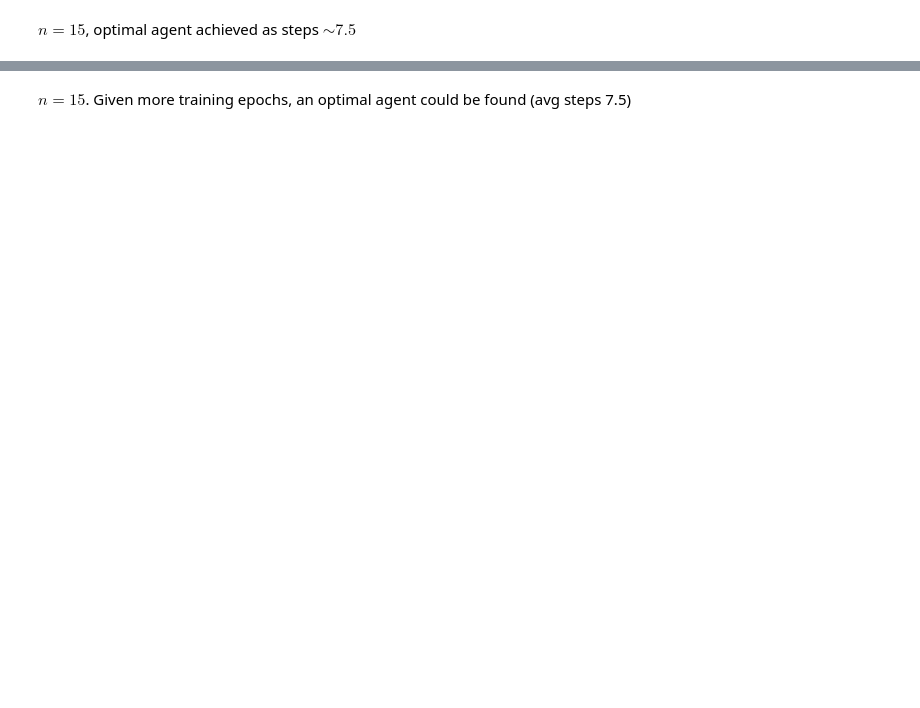
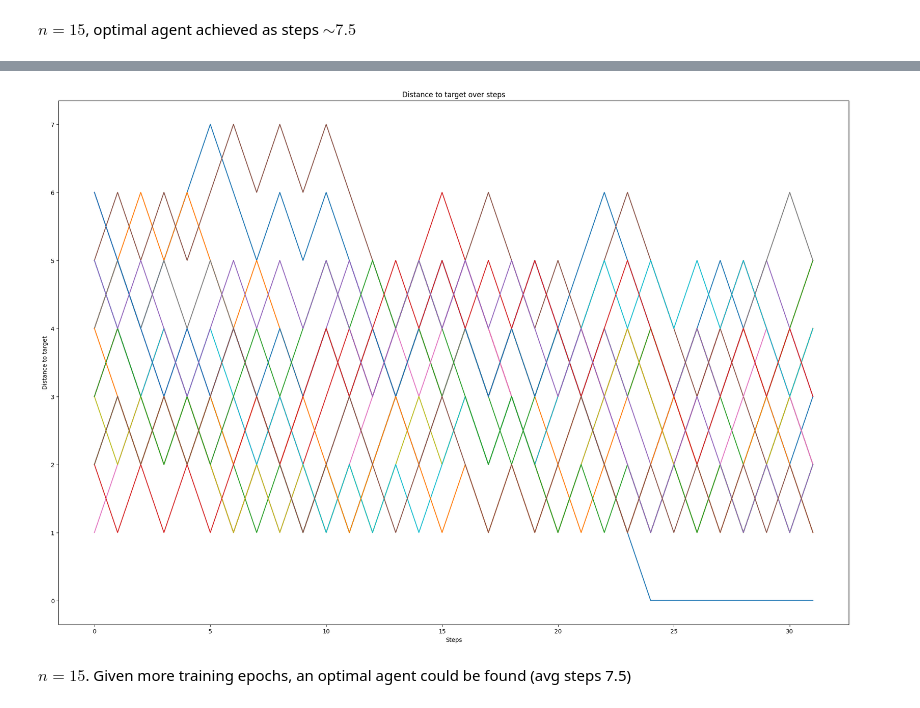
Before and after one commit to louis845/BitSeqRLToyProblem, a Jupyter notebook: bitflipping_dqn_her_implementation.ipynb, the cells around one changed output, grey strips where cells are left out. Saved outputs shown, nothing was run; the diff lists cells and outputs as text; code cells hidden in the pictures; blank space fills up the shorter version.

```diff
--- a/bitflipping_dqn_her_implementation.ipynb
+++ b/bitflipping_dqn_her_implementation.ipynb
@@ -204,0 +302,2 @@ Episode: 199/1000, Epsilon: 0.3669578217261671, Success rate: 0.00, Avg steps to
+# %%
+env, agent = train_DQN_HER_agent(9, device=device, num_goals=30)
@@ -205,3 +325,7 @@ Episode: 199/1000, Epsilon: 0.3669578217261671, Success rate: 0.00, Avg steps to
+# %%
+visualize_agent_trajectory(env, agent, 9, explore=True, explore_mode="logits_temperature", num_agents=16, goal=0, steps=2 * 16)
+# %% [output]
+[figure, added]
 # %% [markdown]
 $n=15$. Given more training epochs, an optimal agent could be found (avg steps 7.5)
 # %%
```
Also changed, not shown: parts of 13 cells of this notebook, 17 other files.
